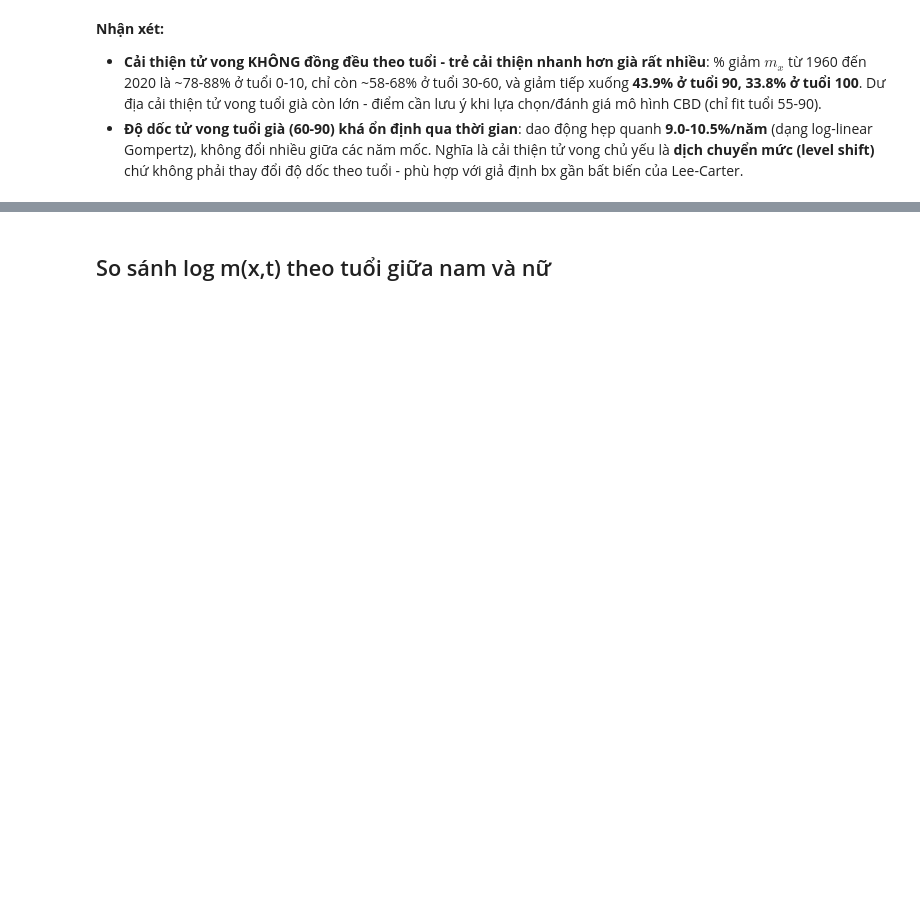
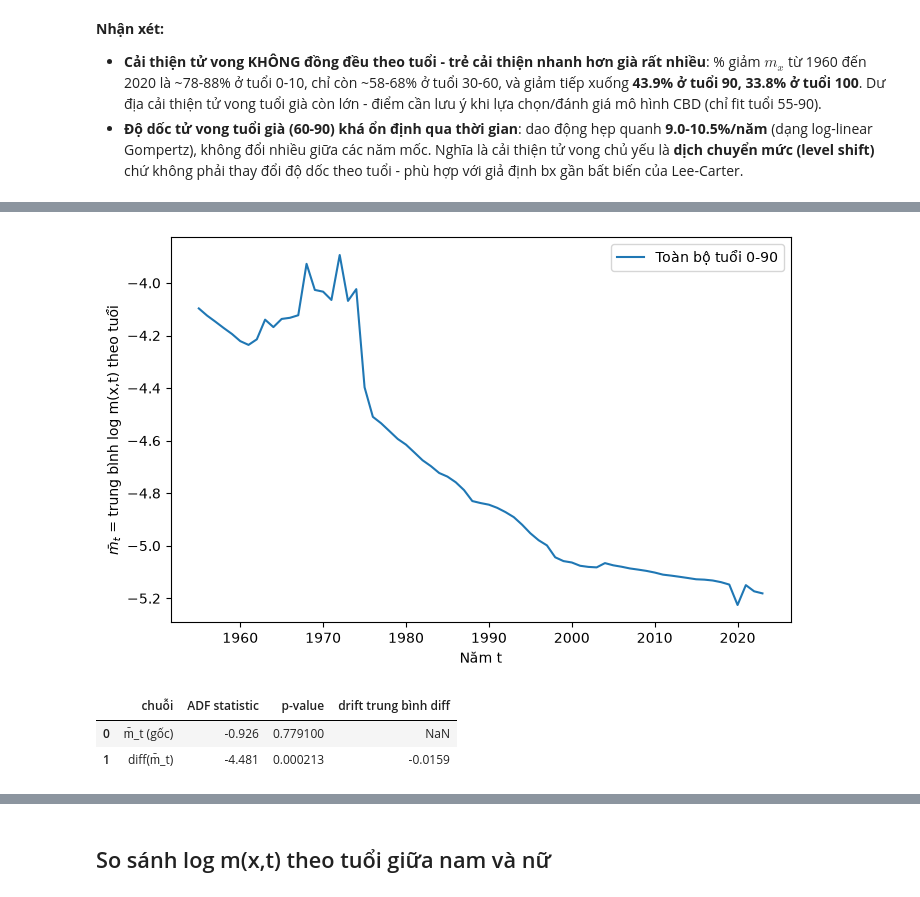
Before and after one commit to huunt2610/mortality_model, a Jupyter notebook: notebooks/02_eda_vietnam_mortality.ipynb, the cells around one changed output, grey strips where cells are left out. Saved outputs shown, nothing was run; the diff lists cells and outputs as text; code cells hidden in the pictures; blank space fills up the shorter version.

```diff
--- a/notebooks/02_eda_vietnam_mortality.ipynb
+++ b/notebooks/02_eda_vietnam_mortality.ipynb
@@ -177,0 +192,28 @@ plot_mortality_improvement_by_age(mx_total, y0, y1)
+# %%
+from src.visualization.plots import plot_life_expectancy_trend
+
+mbar_t = np.log(mx_total.loc[0:90]).mean(axis=0)
+mbar_t.index = mbar_t.index.astype(int)
+
+plot_life_expectancy_trend({"Toàn bộ tuổi 0-90": mbar_t},
+                            ylabel=r"$\bar{m}_t$ = trung bình log m(x,t) theo tuổi",
+                            name="mbar_t_trend")
+# %% [output]
+[figure, added]
+# %%
+from statsmodels.tsa.stattools import adfuller
+
+d_mbar = mbar_t.diff().dropna()
+stat_level, p_level, *_ = adfuller(mbar_t)
+stat_diff, p_diff, *_ = adfuller(d_mbar)
+
+pd.DataFrame({
+    "chuỗi": ["m̄_t (gốc)", "diff(m̄_t)"],
+    "ADF statistic": [round(stat_level, 3), round(stat_diff, 3)],
+    "p-value": [round(p_level, 4), round(p_diff, 6)],
+    "drift trung bình diff": [np.nan, round(d_mbar.mean(), 4)],
+})
+# %% [output]
+|  | chuỗi | ADF statistic | p-value | drift trung bình diff |
+| 0 | m̄_t (gốc) | -0.926 | 0.779100 | NaN |
+| 1 | diff(m̄_t) | -4.481 | 0.000213 | -0.0159 |
```
Also changed, not shown: parts of 21 cells of this notebook, 41 other files.
